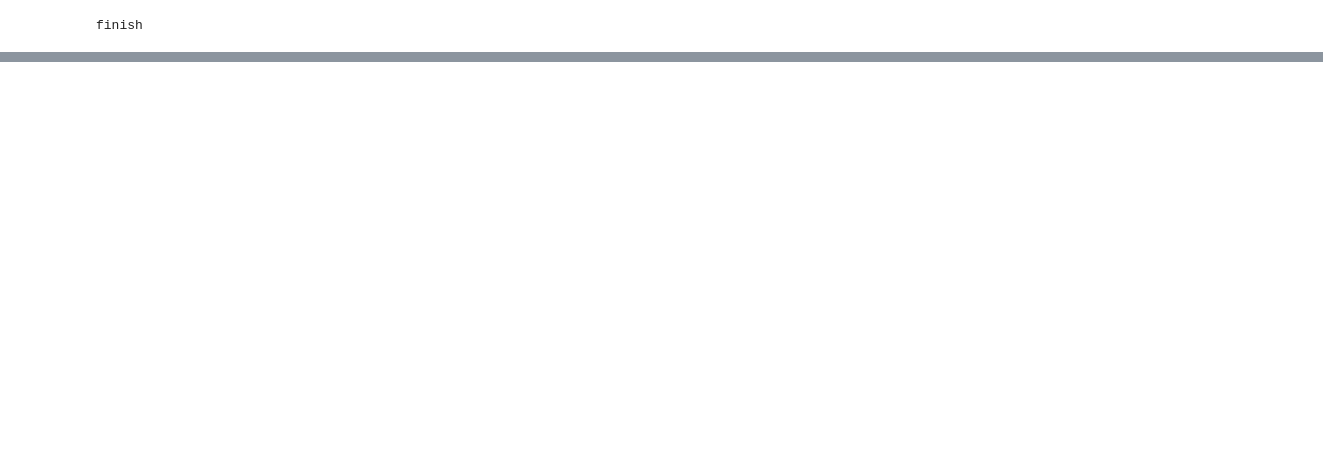
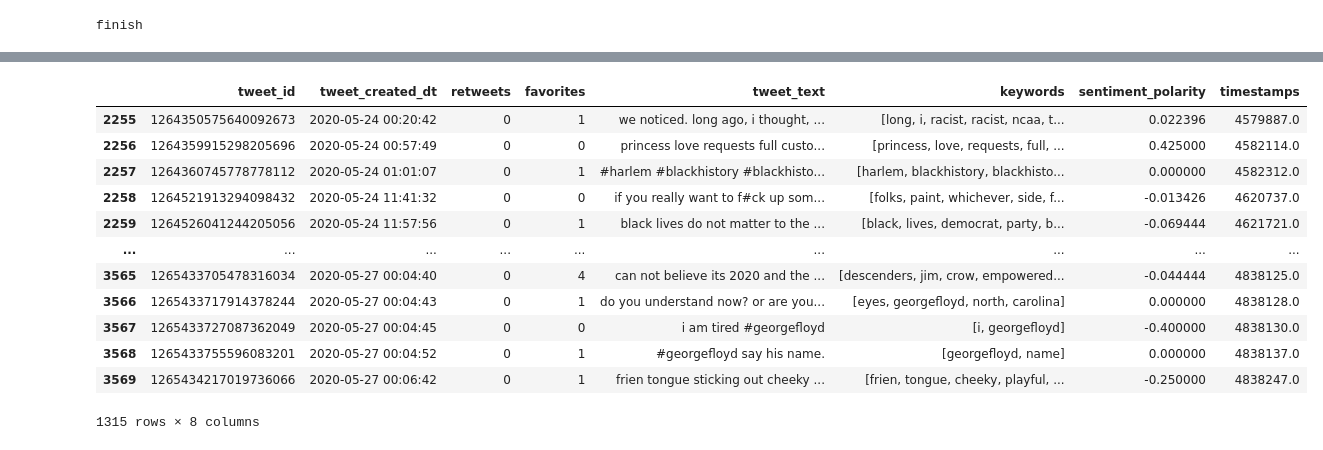
Before and after one commit to Isyohan/WeakSignalsBLM, a Jupyter notebook: BLM_Clustering.ipynb, the cells around one changed output, grey strips where cells are left out. Drawn from its saved outputs; the diff is of its cells as text; code cells hidden in the pictures; blank space fills up the shorter version.

```diff
--- a/BLM_Clustering.ipynb
+++ b/BLM_Clustering.ipynb
@@ -489,0 +478,16 @@ test.score(X1)
+# %%
+def smooth(y, box_pts):
+    box = np.ones(box_pts)/box_pts
+    y_smooth = np.convolve(y, box, mode='same')
+    return y_smooth
+
+time_day=60*60*24
+nb_bins=int(clean_data['timestamps'].max()/time_day)
+coef_smooth=int(nb_bins/10)
+
+hist,e=np.histogram(clean_data['timestamps'],nb_bins)
+smooth_hist=smooth(hist,coef_smooth)
+x_hist=range(nb_bins)
+dhist=np.gradient(smooth_hist,x_hist)
+#plt.plot(x_hist,dhist)
+the_time=e[dhist.argmax()]
@@ -489,0 +496,16 @@ test.score(X1)
+# %%
+from nltk.cluster.kmeans import KMeansClusterer
+from nltk.cluster.util import cosine_distance
+NUM_CLUSTERS = 10
+
+time_day=60*60*24
+
+
+clean_data2=clean_data[clean_data['timestamps']<the_time]
+
+
+L_cos=sliding_window(clean_data2,time_day*3,time_day//2)
+first=L_cos[0]
+print(len(L_cos))
+#L_cos=L_cos[0:2*len(L_cos)//6]
+first
@@ -489,0 +685,16 @@ test.score(X1)
+# %%
+L_cos[106]
+# %% [output]
+|  | tweet_id | tweet_created_dt | retweets | favorites | tweet_text | keywords | sentiment_polarity | timestamps |
+| 2255 | 1264350575640092673 | 2020-05-24 00:20:42 | 0 | 1 | we noticed. long ago, i thought, ... | [long, i, racist, racist, ncaa, t... | 0.022396 | 4579887.0 |
+| 2256 | 1264359915298205696 | 2020-05-24 00:57:49 | 0 | 0 | princess love requests full custo... | [princess, love, requests, full, ... | 0.425000 | 4582114.0 |
+| 2257 | 1264360745778778112 | 2020-05-24 01:01:07 | 0 | 1 | #harlem #blackhistory #blackhisto... | [harlem, blackhistory, blackhisto... | 0.000000 | 4582312.0 |
+| 2258 | 1264521913294098432 | 2020-05-24 11:41:32 | 0 | 0 | if you really want to f#ck up som... | [folks, paint, whichever, side, f... | -0.013426 | 4620737.0 |
+| 2259 | 1264526041244205056 | 2020-05-24 11:57:56 | 0 | 1 | black lives do not matter to the ... | [black, lives, democrat, party, b... | -0.069444 | 4621721.0 |
+| ... | ... | ... | ... | ... | ... | ... | ... | ... |
+| 3565 | 1265433705478316034 | 2020-05-27 00:04:40 | 0 | 4 | can not believe its 2020 and the ... | [descenders, jim, crow, empowered... | -0.044444 | 4838125.0 |
+| 3566 | 1265433717914378244 | 2020-05-27 00:04:43 | 0 | 1 | do you understand now? or are you... | [eyes, georgefloyd, north, carolina] | 0.000000 | 4838128.0 |
+| 3567 | 1265433727087362049 | 2020-05-27 00:04:45 | 0 | 0 | i am tired #georgefloyd | [i, georgefloyd] | -0.400000 | 4838130.0 |
+| 3568 | 1265433755596083201 | 2020-05-27 00:04:52 | 0 | 1 | #georgefloyd say his name. | [georgefloyd, name] | 0.000000 | 4838137.0 |
+| 3569 | 1265434217019736066 | 2020-05-27 00:06:42 | 0 | 1 | frien tongue sticking out cheeky ... | [frien, tongue, cheeky, playful, ... | -0.250000 | 4838247.0 |
+1315 rows × 8 columns
```
Also changed, not shown: parts of 31 cells of this notebook, 1 other file.
